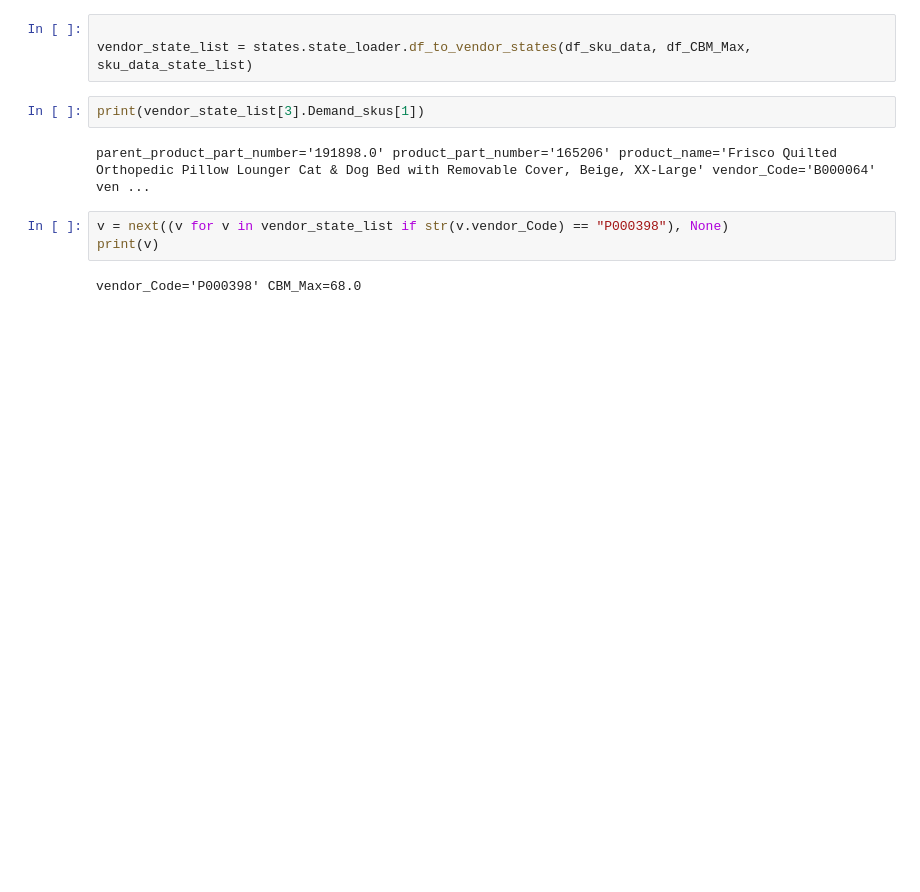
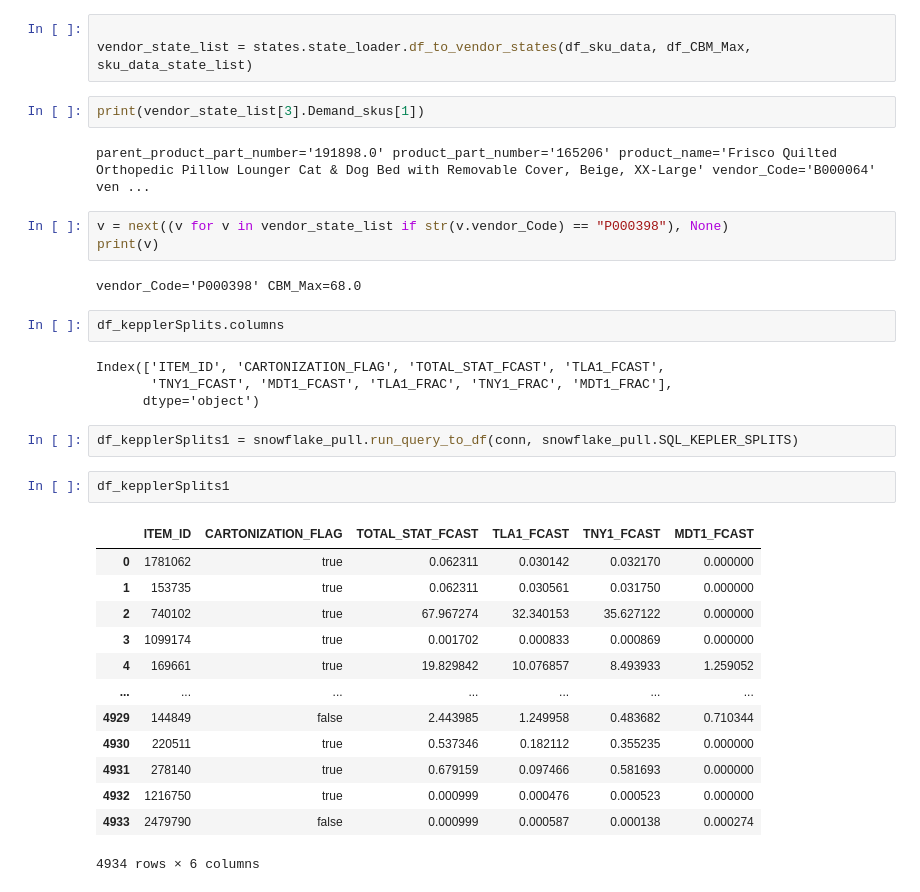
Before and after one commit to yyikyong-chwy/PLAMOS, a Jupyter notebook: workinprogress/working.ipynb, the cells around one changed output. Saved outputs shown, nothing was run; the diff lists cells and outputs as text; blank space fills up the shorter version.

```diff
--- a/workinprogress/working.ipynb
+++ b/workinprogress/working.ipynb
@@ -272,3 +272,27 @@ v = next((v for v in vendor_state_list if str(v.vendor_Code) == "P000398"), None
 print(v)
 # %% [output]
 vendor_Code='P000398' CBM_Max=68.0
+# %%
+df_kepplerSplits.columns
+# %% [output]
+Index(['ITEM_ID', 'CARTONIZATION_FLAG', 'TOTAL_STAT_FCAST', 'TLA1_FCAST',
+       'TNY1_FCAST', 'MDT1_FCAST', 'TLA1_FRAC', 'TNY1_FRAC', 'MDT1_FRAC'],
+      dtype='object')
+# %%
+df_kepplerSplits1 = snowflake_pull.run_query_to_df(conn, snowflake_pull.SQL_KEPLER_SPLITS)
+# %%
+df_kepplerSplits1
+# %% [output]
+|  | ITEM_ID | CARTONIZATION_FLAG | TOTAL_STAT_FCAST | TLA1_FCAST | TNY1_FCAST | MDT1_FCAST |
+| 0 | 1781062 | true | 0.062311 | 0.030142 | 0.032170 | 0.000000 |
+| 1 | 153735 | true | 0.062311 | 0.030561 | 0.031750 | 0.000000 |
+| 2 | 740102 | true | 67.967274 | 32.340153 | 35.627122 | 0.000000 |
+| 3 | 1099174 | true | 0.001702 | 0.000833 | 0.000869 | 0.000000 |
+| 4 | 169661 | true | 19.829842 | 10.076857 | 8.493933 | 1.259052 |
+| ... | ... | ... | ... | ... | ... | ... |
+| 4929 | 144849 | false | 2.443985 | 1.249958 | 0.483682 | 0.710344 |
+| 4930 | 220511 | true | 0.537346 | 0.182112 | 0.355235 | 0.000000 |
+| 4931 | 278140 | true | 0.679159 | 0.097466 | 0.581693 | 0.000000 |
+| 4932 | 1216750 | true | 0.000999 | 0.000476 | 0.000523 | 0.000000 |
+| 4933 | 2479790 | false | 0.000999 | 0.000587 | 0.000138 | 0.000274 |
+4934 rows × 6 columns
```
Also changed, not shown: 4 other files.
